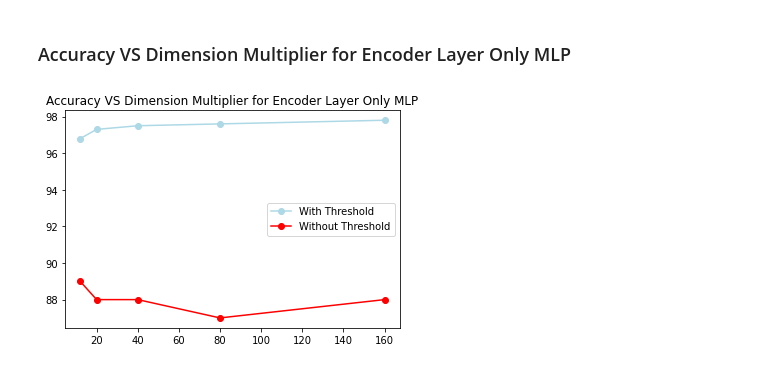
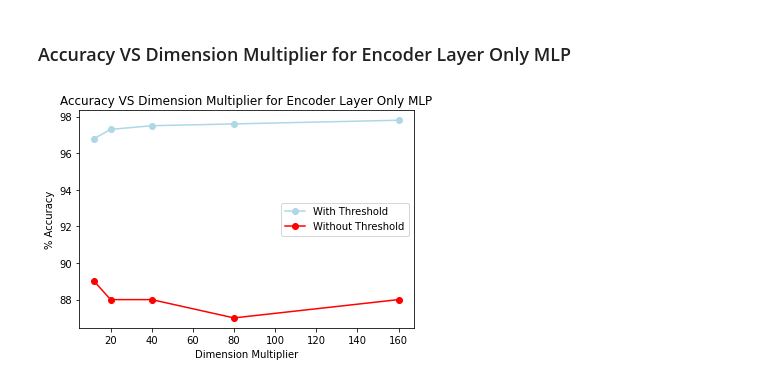
Before and after one commit to caixunshiren/One_hot_net, a Jupyter notebook: Figures.ipynb, the cells around one changed output. Cells and saved outputs as stored; diff of their text form; code cells hidden in the pictures.

```diff
--- a/Figures.ipynb
+++ b/Figures.ipynb
@@ -10,8 +10,10 @@ w_o_threshold_acc = np.array([89,88,88,87,88])
 # %%
 plt.plot(multipliers, w_threshold_acc, 'o-', color='lightblue',label = "With Threshold")
 plt.plot(multipliers, w_o_threshold_acc, 'o-', color='red', label = "Without Threshold")
 plt.legend()
 plt.title("Accuracy VS Dimension Multiplier for Encoder Layer Only MLP")
+plt.xlabel("Dimension Multiplier")
+plt.ylabel("% Accuracy")
 plt.show()
 # %% [output]
-[figure, old version]
+[figure, new version]
```
Also changed, not shown: 2 other files.
